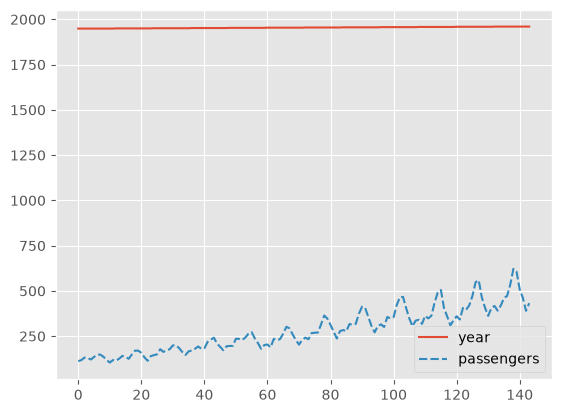
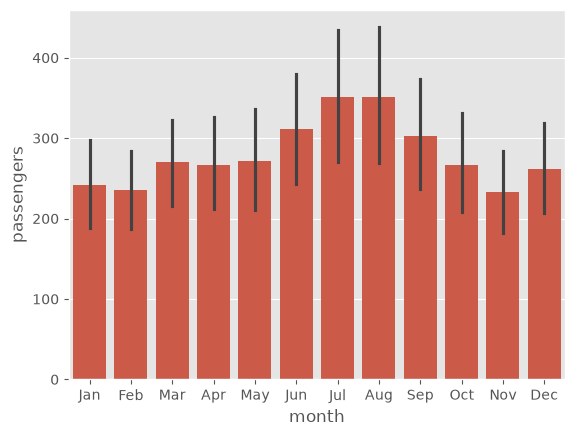
Unified diff of the notebook cell whose output changed from the first chart to the second:
--- before
+++ after
@@ -1 +1 @@
-sns.lineplot(flights)
+sns.barplot(x='month', y='passengers', data=flights)

Commit: Pythyon Libraries Done